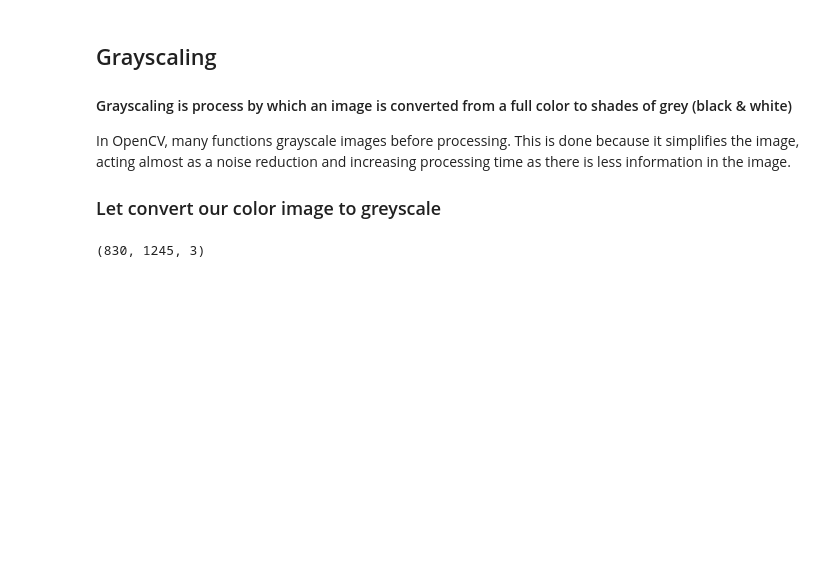
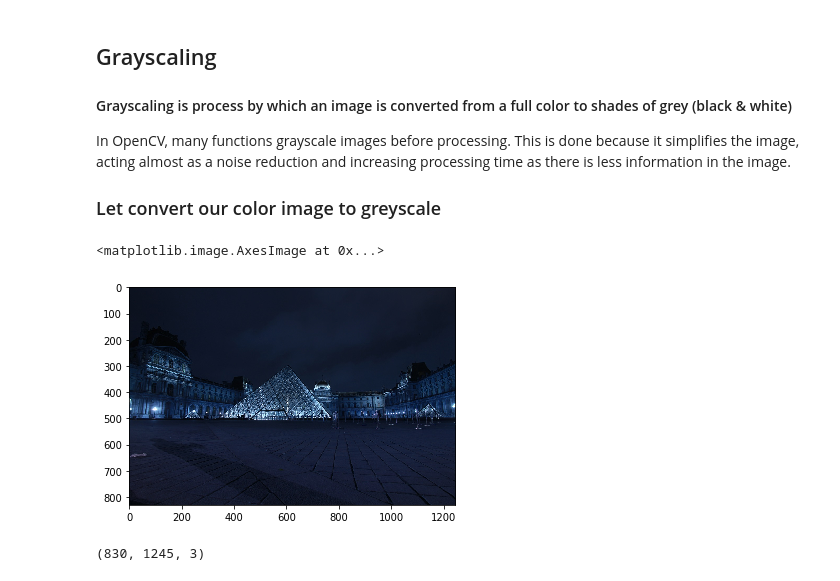
Before and after one commit to shub9699/Open_CV, a Jupyter notebook: 3 .Grayscaling.ipynb, the cells around one changed output. Cells and saved outputs as stored; diff of their text form; code cells hidden in the pictures; blank space fills up the shorter version.

```diff
--- a/3 .Grayscaling.ipynb
+++ b/3 .Grayscaling.ipynb
@@ -14,6 +15,11 @@ image = cv2.imread('D:/Python/Open CV/Open CV basic/Data/input.jpg')
 cv2.imshow('Original', image)
 cv2.waitKey()
 cv2.destroyAllWindows()
+# %%
+plt.imshow(image)
+# %% [output]
+<matplotlib.image.AxesImage at 0x...>
+[figure, added]
 # %%
 image.shape
 # %% [output]
```
Also changed, not shown: parts of 4 cells of this notebook.
